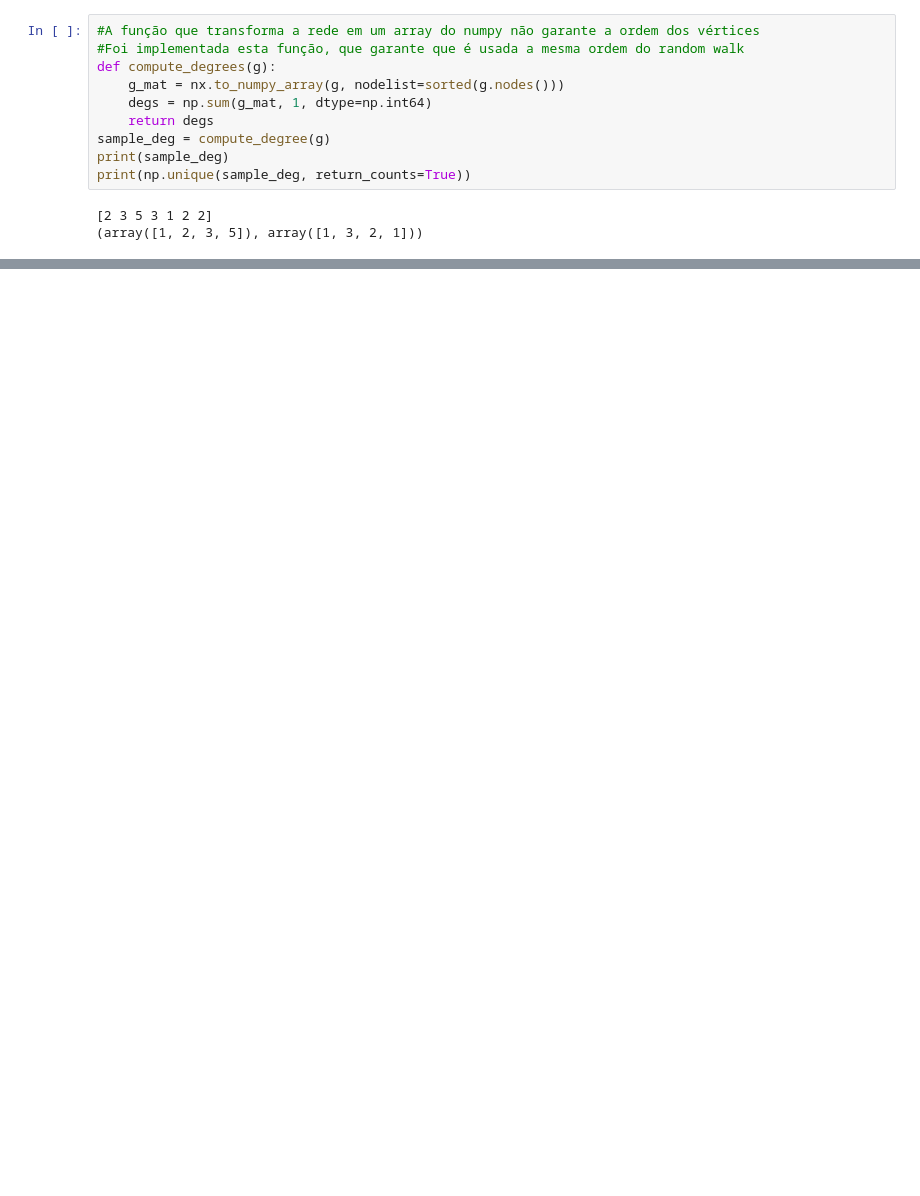
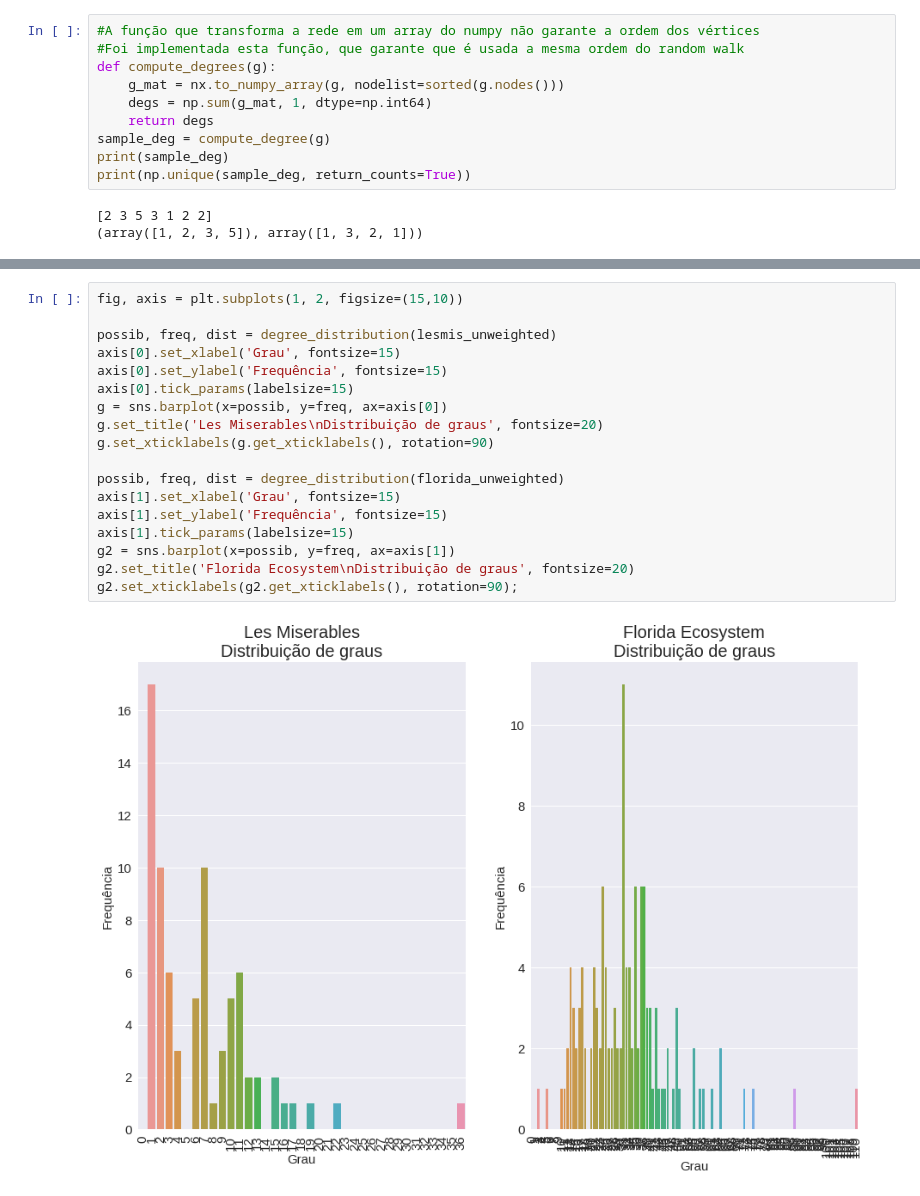
Before and after one commit to guimilan/redes_complexas, a Jupyter notebook: Redes Complexas - Lista 1.ipynb, the cells around one changed output, grey strips where cells are left out. Drawn from its saved outputs; the diff is of its cells as text; blank space fills up the shorter version.

```diff
--- a/Redes Complexas - Lista 1.ipynb
+++ b/Redes Complexas - Lista 1.ipynb
@@ -658,0 +700,20 @@ Text(0.5, 1.0, 'Número de visitas x grau')
+# %%
+fig, axis = plt.subplots(1, 2, figsize=(15,10))
+
+possib, freq, dist = degree_distribution(lesmis_unweighted)
+axis[0].set_xlabel('Grau', fontsize=15)
+axis[0].set_ylabel('Frequência', fontsize=15)
+axis[0].tick_params(labelsize=15)
+g = sns.barplot(x=possib, y=freq, ax=axis[0])
+g.set_title('Les Miserables\nDistribuição de graus', fontsize=20)
+g.set_xticklabels(g.get_xticklabels(), rotation=90)
+
+possib, freq, dist = degree_distribution(florida_unweighted)
+axis[1].set_xlabel('Grau', fontsize=15)
+axis[1].set_ylabel('Frequência', fontsize=15)
+axis[1].tick_params(labelsize=15)
+g2 = sns.barplot(x=possib, y=freq, ax=axis[1])
+g2.set_title('Florida Ecosystem\nDistribuição de graus', fontsize=20)
+g2.set_xticklabels(g2.get_xticklabels(), rotation=90);
+# %% [output]
+[figure, added]
```
Also changed, not shown: parts of 30 cells of this notebook, 4 other files.
